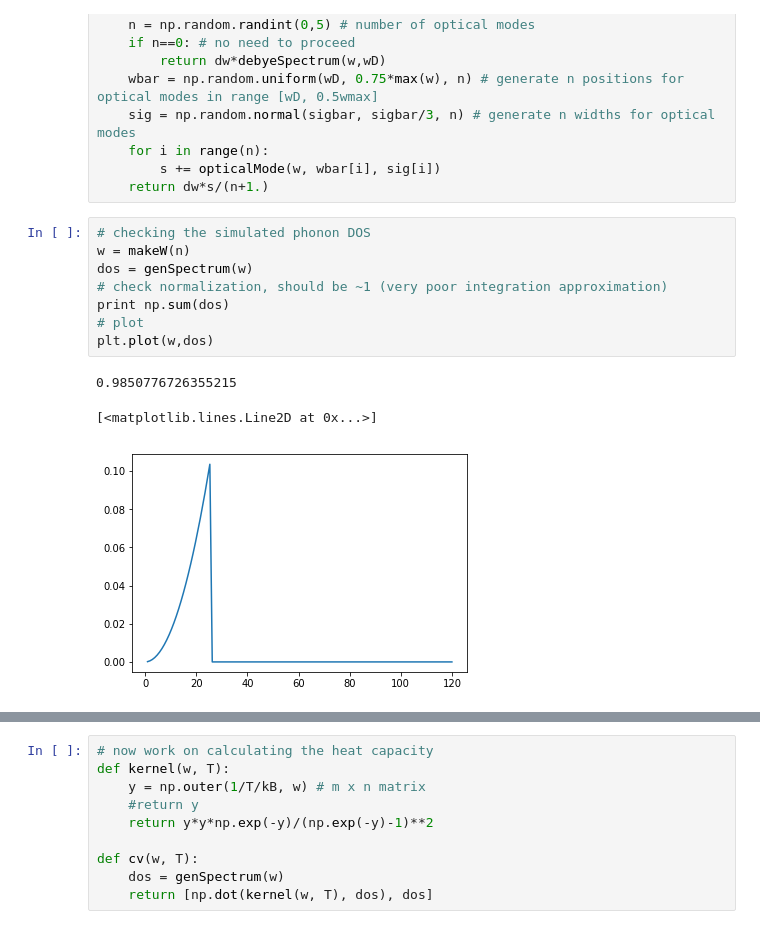
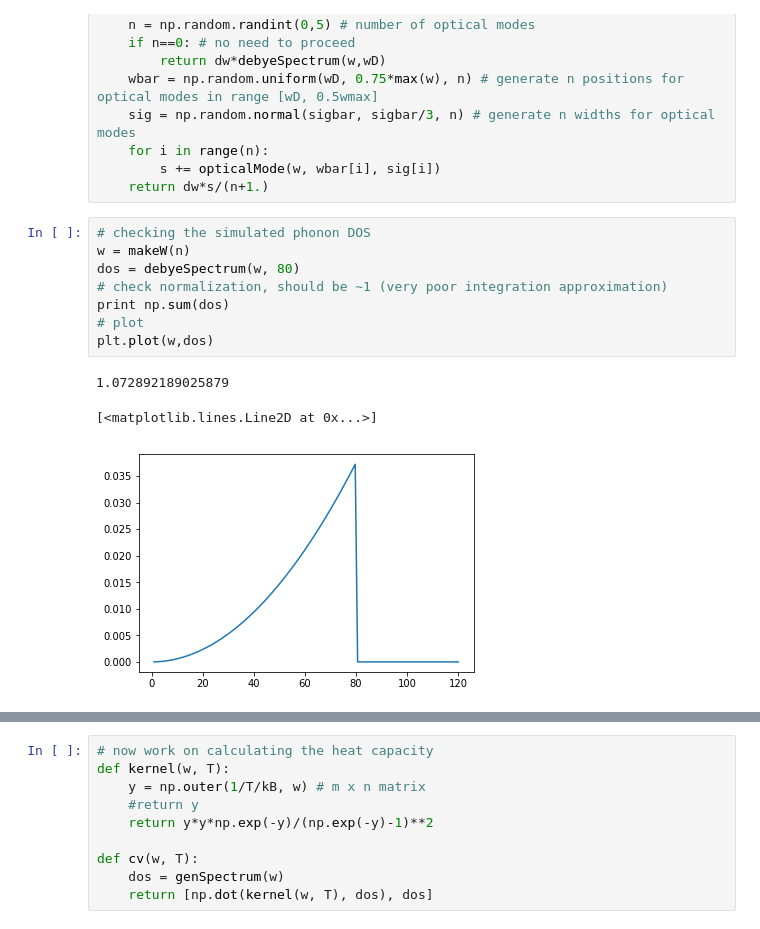
Before and after one commit to verejoel/nndos, a Jupyter notebook: genData/genData.ipynb, the cells around one changed output, grey strips where cells are left out. Saved outputs shown, nothing was run; the diff lists cells and outputs as text.

```diff
--- a/genData.ipynb
+++ b/genData/genData.ipynb
@@ -70,12 +70,12 @@ def genSpectrum(w):
 # %%
 # checking the simulated phonon DOS
 w = makeW(n)
-dos = genSpectrum(w)
+dos = debyeSpectrum(w, 80)
 # check normalization, should be ~1 (very poor integration approximation)
 print np.sum(dos)
 # plot
 plt.plot(w,dos)
 # %% [output]
-0.9850776726355215
+1.072892189025879
 [<matplotlib.lines.Line2D at 0x...>]
-[figure, old version]
+[figure, new version]
```
Also changed, not shown: parts of 1 cell of this notebook, 4 other files.
